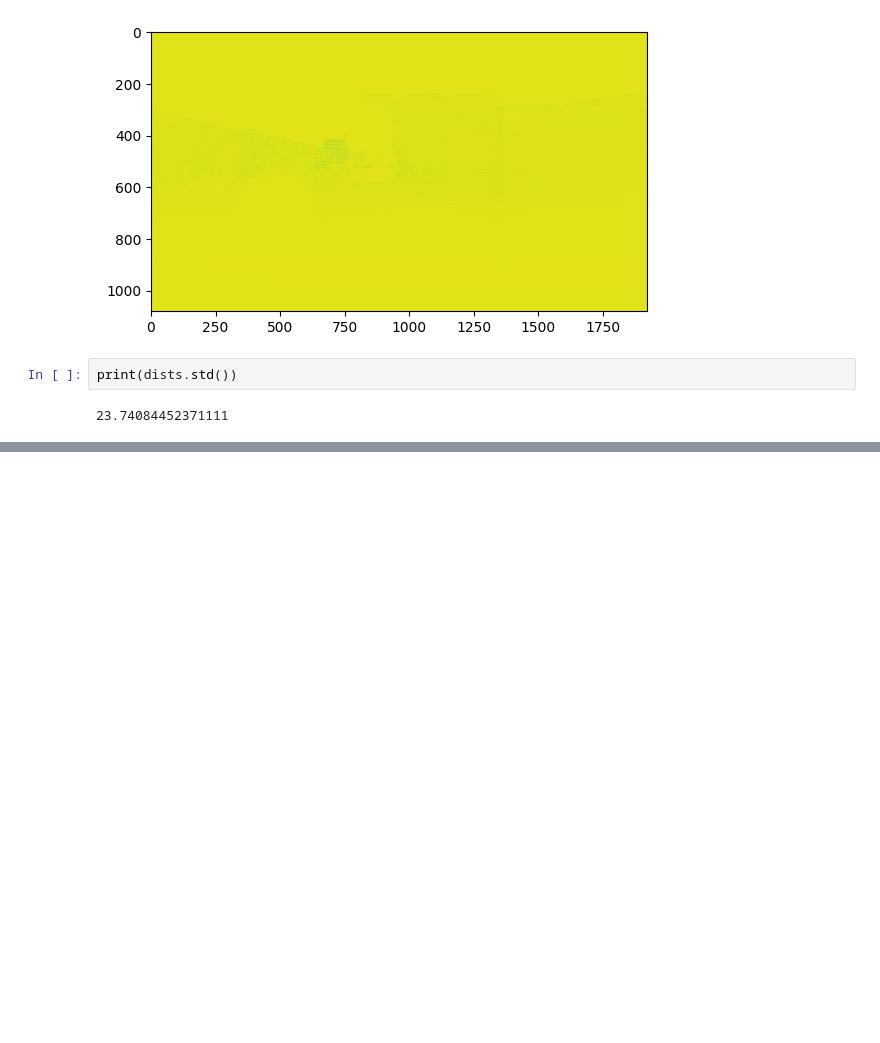
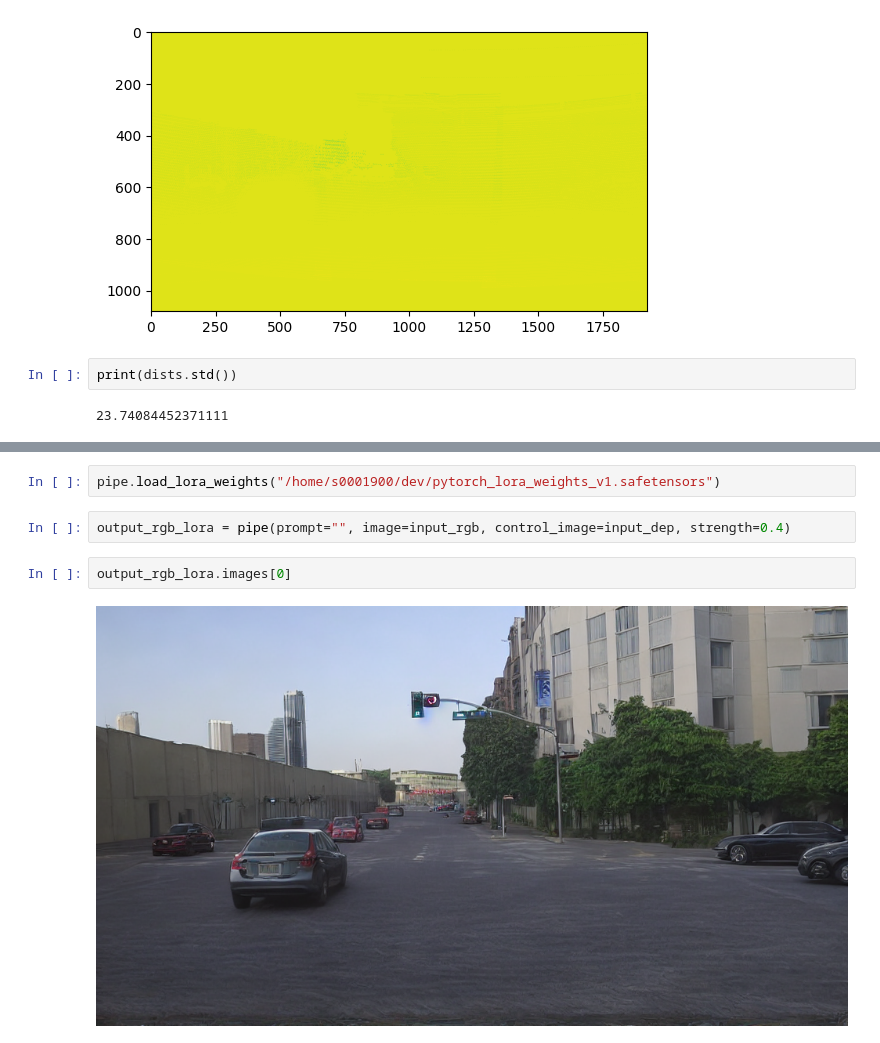
Before and after one commit to gasparyanartur/imaginedriving, a Jupyter notebook: notebooks/controlnet-test.ipynb, the cells around one changed output, grey strips where cells are left out. Cells and saved outputs as stored; diff of their text form; blank space fills up the shorter version.

```diff
--- a/notebooks/controlnet-test.ipynb
+++ b/notebooks/controlnet-test.ipynb
@@ -207,0 +244,8 @@ print(dists.std())
+# %%
+pipe.load_lora_weights("/home/s0001900/dev/pytorch_lora_weights_v1.safetensors")
+# %%
+output_rgb_lora = pipe(prompt="", image=input_rgb, control_image=input_dep, strength=0.4)
+# %%
+output_rgb_lora.images[0]
+# %% [output]
+[figure, added]
```
Also changed, not shown: parts of 25 cells of this notebook.
